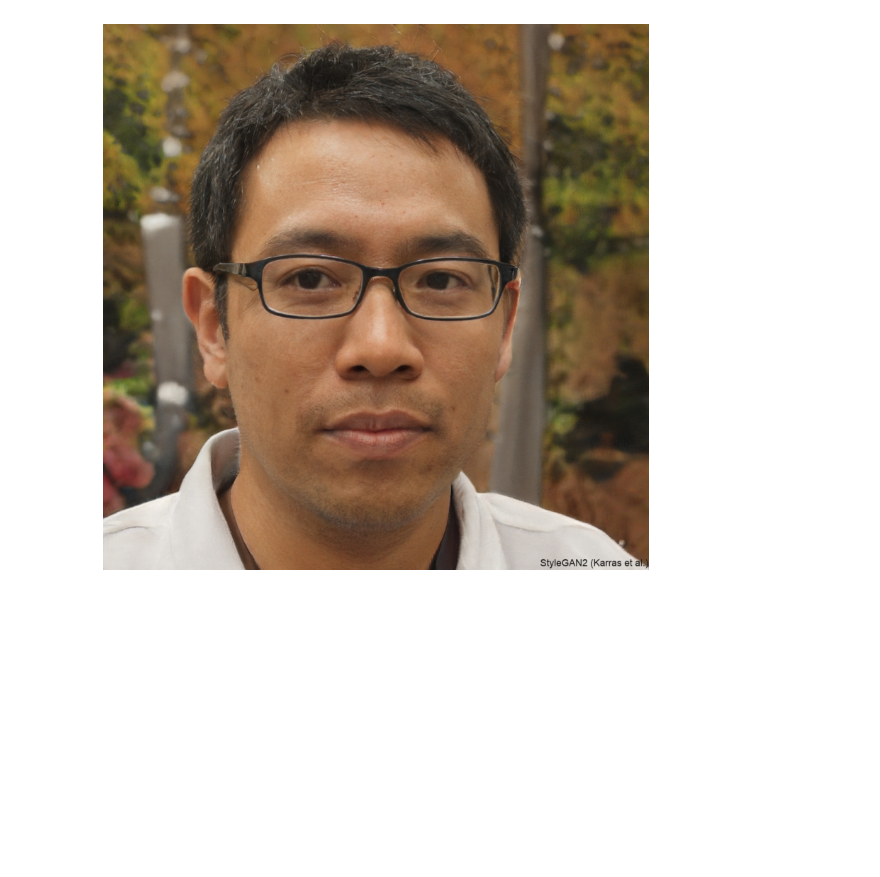
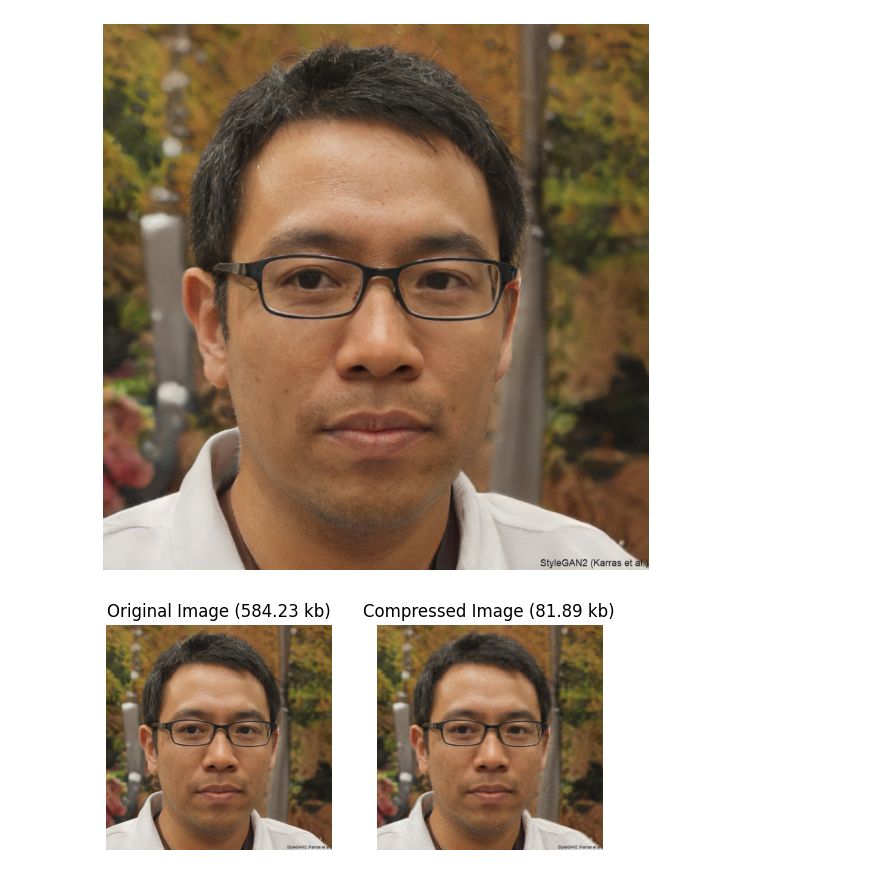
Before and after one commit to noelmt7/Advanced_Data_Analytics, a Jupyter notebook: imcom_SAS.ipynb, the cells around one changed output. Cells and saved outputs as stored; diff of their text form; code cells hidden in the pictures; blank space fills up the shorter version.

```diff
--- a/imcom_SAS.ipynb
+++ b/imcom_SAS.ipynb
@@ -10,11 +10,11 @@ import matplotlib.image as mpimg
 import os
 # %%
 #load the image
-img = mpimg.imread(r'D:\SEM4\ADA\images\thisperson.jpeg')
+image = Image.open(r'D:\SEM4\ADA\images\thisperson.jpeg')
 #show the image
 plt.figure(figsize=(12,10))
 plt.axis('off')
-plt.imshow(img)
+plt.imshow(image)
 plt.show()
 # %% [output]
 [figure]
@@ -45,5 +45,9 @@ def show(image, nc):
   ax2.axis('off')
   ax1.imshow(image)
   ax2.imshow(img)
-  ax1.set_title(f"Original Image ({os.stat('ADA/images/thisperson.jpeg.jpg').st_size/1024:.2f} kb)")
-  ax2.set_title(f"Compressed Image ({os.stat('ADA/images/compressed.jpg').st_size/1024:.2f} kb)")
+  ax1.set_title(f"Original Image ({os.stat(r'D:\SEM4\ADA\images\thisperson.jpeg').st_size/1024:.2f} kb)")
+  ax2.set_title(f"Compressed Image ({os.stat(r'D:\SEM4\ADA\compressed.jpg').st_size/1024:.2f} kb)")
+# %%
+show(image,50)
+# %% [output]
+[figure, added]
```
Also changed, not shown: parts of 2 cells of this notebook, 1 other file.
